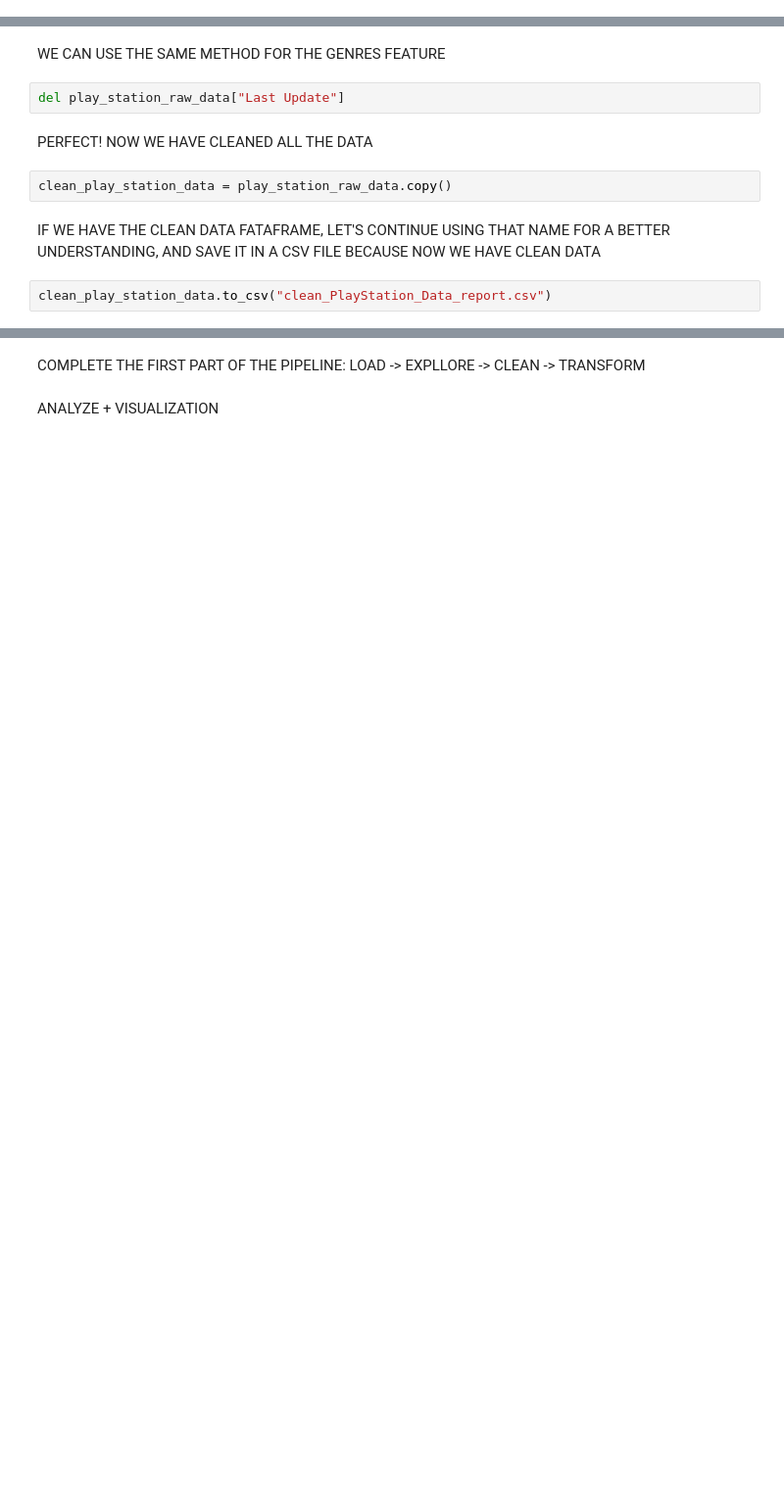
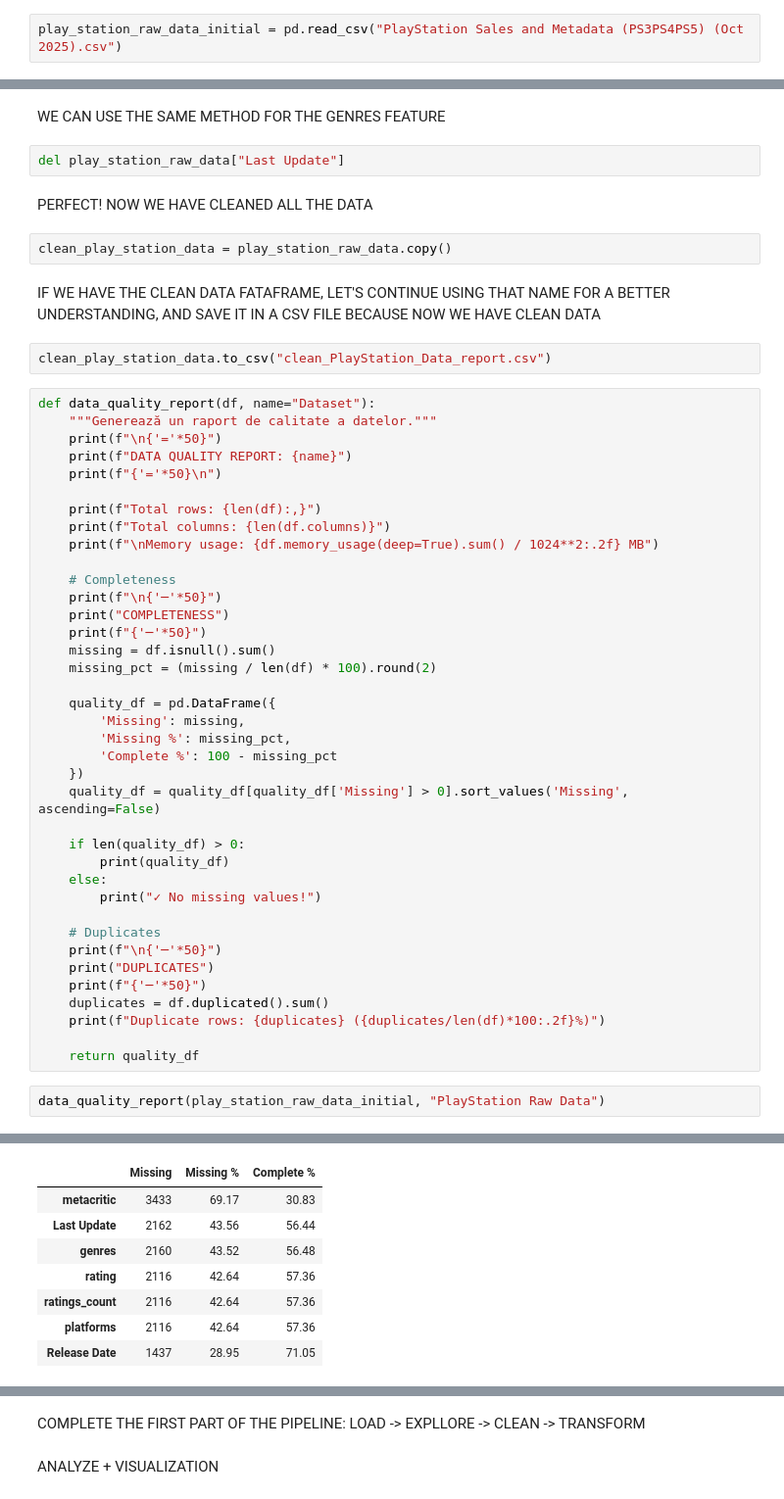
Before and after one commit to CalinP1/Playstation_work, a Jupyter notebook: PlayStation_Data_report.ipynb, the cells around one changed output, grey strips where cells are left out. Shown: that part at 98% size. Saved outputs shown, nothing was run; the diff lists cells and outputs as text; blank space fills up the shorter version.

Commit message:
Data Raport added, comparison from the first raw df with the final, clean df

```diff
--- a/PlayStation_Data_report.ipynb
+++ b/PlayStation_Data_report.ipynb
@@ -18,6 +18,8 @@ play_station_raw_data.head()
 | 2 | PS4_Call of Duty: Black Ops 3 | PS4 | Call of Duty: Black Ops 3 | Activision | Treyarch | 0.0 | 15090000.0 | 6180000.0 | 6050000.0 | ... |
 | 3 | PS4_Red Dead Redemption 2 | PS4 | Red Dead Redemption 2 | Rockstar Games | Rockstar Games | 0.0 | 13940000.0 | 5260000.0 | 6210000.0 | ... |
 | 4 | PS3_Call of Duty: Black Ops II | PS3 | Call of Duty: Black Ops II | Activision | Treyarch | 0.0 | 13800000.0 | 4990000.0 | 5880000.0 | ... |
+# %%
+play_station_raw_data_initial = pd.read_csv("PlayStation Sales and Metadata (PS3PS4PS5) (Oct 2025).csv")
 # %% [markdown]
 UNDERSTANDING THE DATA
 # %%
@@ -356,3 +358,44 @@ clean_play_station_data = play_station_raw_data.copy()
 IF WE HAVE THE CLEAN DATA FATAFRAME, LET'S CONTINUE USING THAT NAME FOR A BETTER UNDERSTANDING, AND SAVE IT IN A CSV FILE BECAUSE NOW WE HAVE CLEAN DATA
 # %%
 clean_play_station_data.to_csv("clean_PlayStation_Data_report.csv")
+# %%
+def data_quality_report(df, name="Dataset"):
+    """Generează un raport de calitate a datelor."""
+    print(f"\n{'='*50}")
+    print(f"DATA QUALITY REPORT: {name}")
+    print(f"{'='*50}\n")
+
+    print(f"Total rows: {len(df):,}")
+    print(f"Total columns: {len(df.columns)}")
+    print(f"\nMemory usage: {df.memory_usage(deep=True).sum() / 1024**2:.2f} MB")
+
+    # Completeness
+    print(f"\n{'─'*50}")
+    print("COMPLETENESS")
+    print(f"{'─'*50}")
+    missing = df.isnull().sum()
+    missing_pct = (missing / len(df) * 100).round(2)
+
+    quality_df = pd.DataFrame({
+        'Missing': missing,
+        'Missing %': missing_pct,
+        'Complete %': 100 - missing_pct
+    })
+    quality_df = quality_df[quality_df['Missing'] > 0].sort_values('Missing', ascending=False)
+
+    if len(quality_df) > 0:
+        print(quality_df)
+    else:
+        print("✓ No missing values!")
+
+    # Duplicates
+    print(f"\n{'─'*50}")
+    print("DUPLICATES")
+    print(f"{'─'*50}")
+    duplicates = df.duplicated().sum()
+    print(f"Duplicate rows: {duplicates} ({duplicates/len(df)*100:.2f}%)")
+
+    return quality_df
+# %%
+data_quality_report(play_station_raw_data_initial, "PlayStation Raw Data")
+# %% [output]
@@ -358,0 +419,8 @@ clean_play_station_data.to_csv("clean_PlayStation_Data_report.csv")
+|  | Missing | Missing % | Complete % |
+| metacritic | 3433 | 69.17 | 30.83 |
+| Last Update | 2162 | 43.56 | 56.44 |
+| genres | 2160 | 43.52 | 56.48 |
+| rating | 2116 | 42.64 | 57.36 |
+| ratings_count | 2116 | 42.64 | 57.36 |
+| platforms | 2116 | 42.64 | 57.36 |
+| Release Date | 1437 | 28.95 | 71.05 |
```
Also changed, not shown: parts of 2 cells of this notebook.
